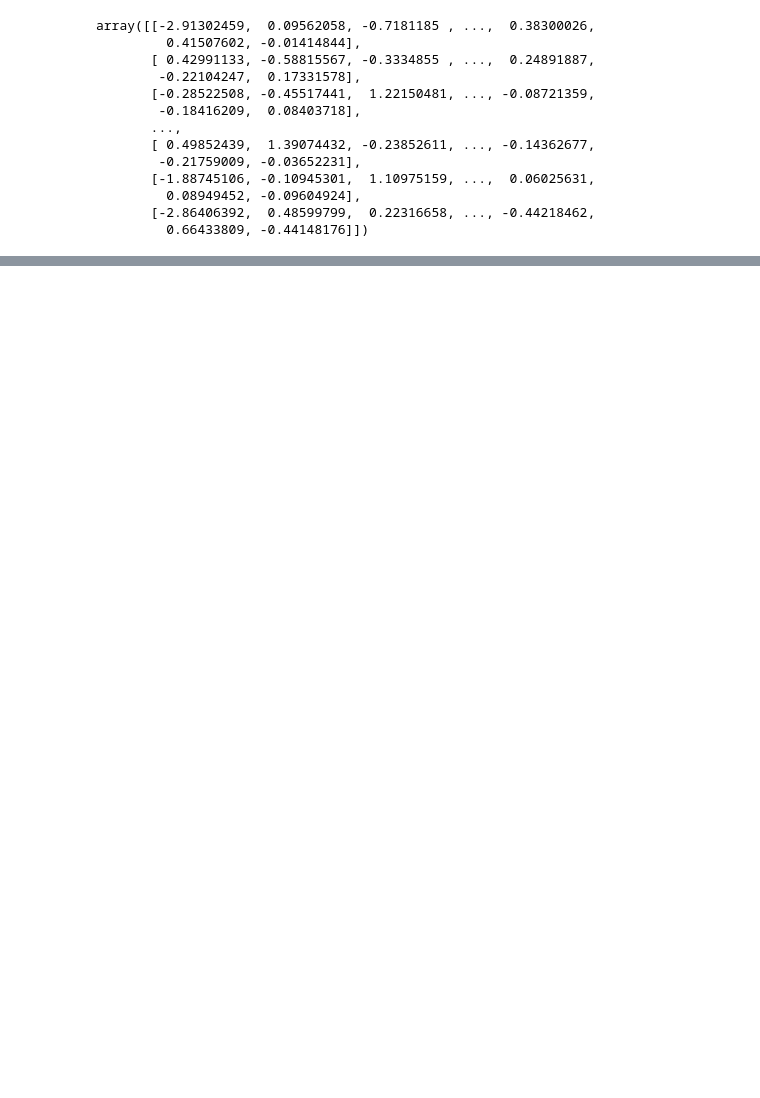
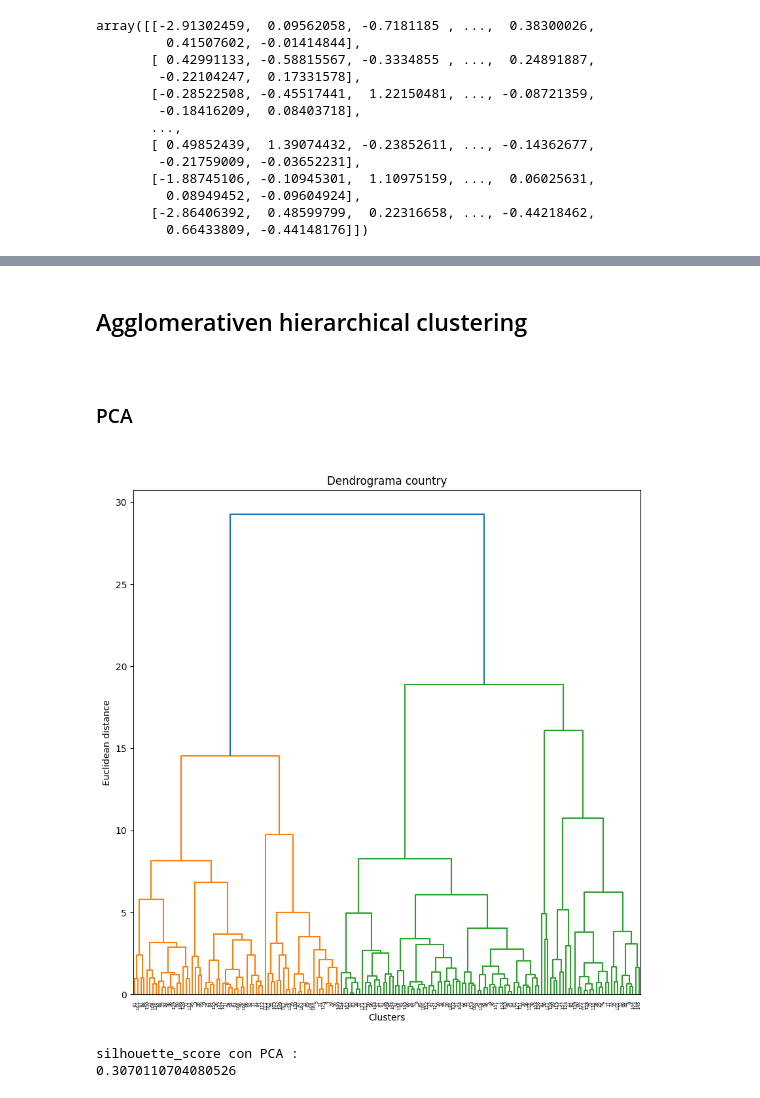
Before and after one commit to GerardoMayel/clustering, a Jupyter notebook: proyecto_clusters_paises.ipynb, the cells around one changed output, grey strips where cells are left out. Cells and saved outputs as stored; diff of their text form; code cells hidden in the pictures; blank space fills up the shorter version.

```diff
--- a/proyecto_clusters_paises.ipynb
+++ b/proyecto_clusters_paises.ipynb
@@ -191,0 +286,22 @@ array([[-2.91302459,  0.09562058, -0.7181185 , ...,  0.38300026,
+# %% [markdown]
+<h2>Agglomerativen hierarchical clustering<h2>
+# %% [markdown]
+<h3>PCA<h3>
+# %%
+fig = plt.figure(figsize=(10,10))
+dendrogram_plot = dendrogram(linkage(pca_data_standard, method='ward'))
+plt.title('Dendrograma country')
+plt.xlabel('Clusters')
+plt.ylabel('Euclidean distance')
+plt.show()
+# %% [output]
+[figure, added]
+# %%
+hc = AgglomerativeClustering(n_clusters=2, affinity='euclidean', linkage='ward')
+y_hc = hc.fit_predict(pca_data_standard)
+print('silhouette_score con PCA :')
+print(silhouette_score(pca_data_standard,y_hc ))
+df_country['hc_pca'] = y_hc
+# %% [output]
+silhouette_score con PCA :
+0.3070110704080526
```
Also changed, not shown: parts of 21 cells of this notebook.
